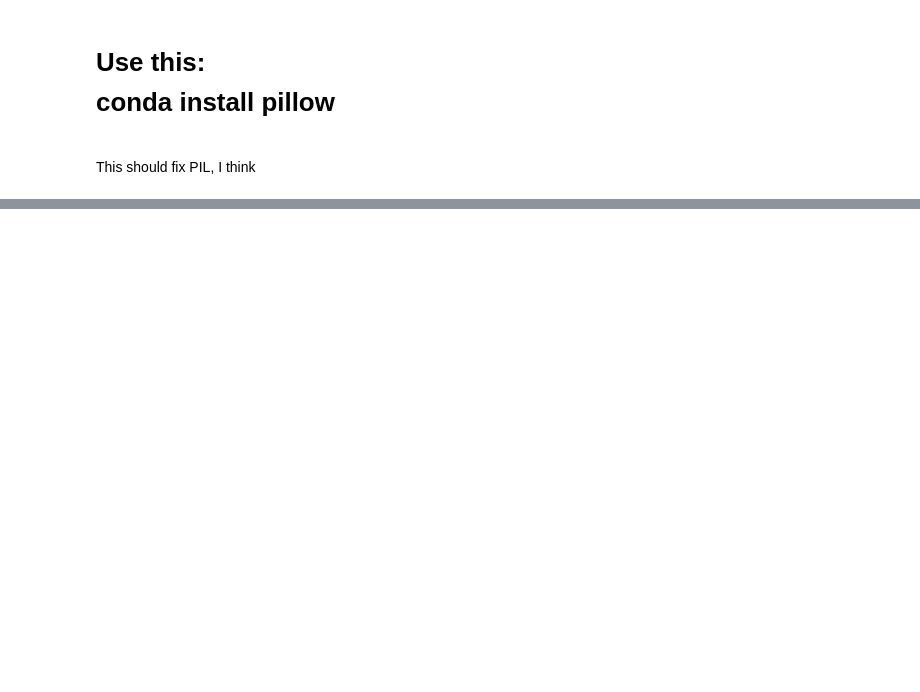
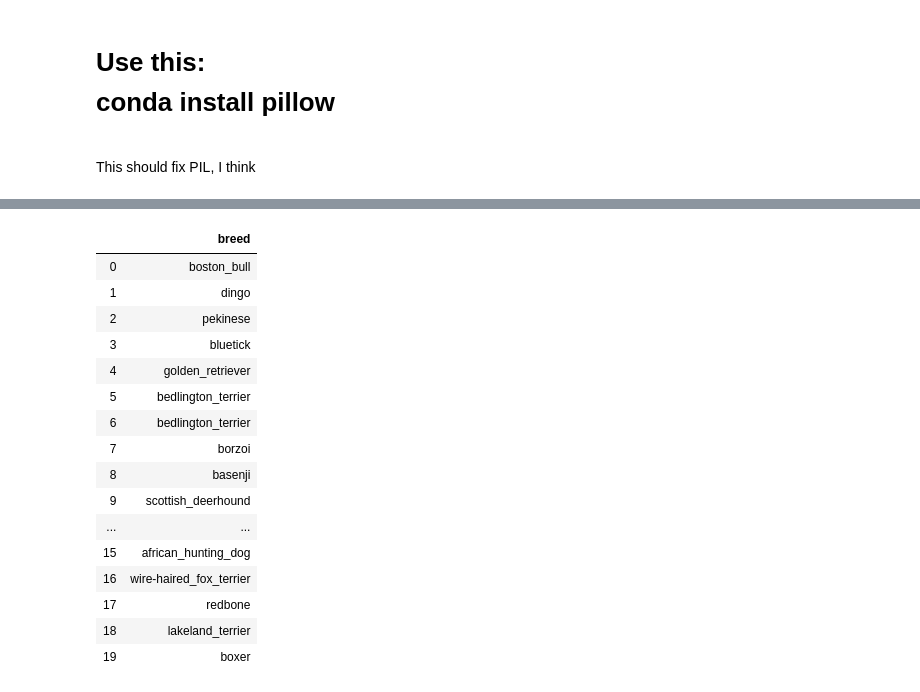
Before and after one commit to agarcia117/CS4662-Project, a Jupyter notebook: Test.ipynb, the cells around one changed output, grey strips where cells are left out. Cells and saved outputs as stored; diff of their text form; code cells hidden in the pictures; blank space fills up the shorter version.

```diff
--- a/Test.ipynb
+++ b/Test.ipynb
@@ -46,0 +101,20 @@ X
+# %%
+y.head(20)
+# %% [output]
+|  | breed |
+| 0 | boston_bull |
+| 1 | dingo |
+| 2 | pekinese |
+| 3 | bluetick |
+| 4 | golden_retriever |
+| 5 | bedlington_terrier |
+| 6 | bedlington_terrier |
+| 7 | borzoi |
+| 8 | basenji |
+| 9 | scottish_deerhound |
+| ... | ... |
+| 15 | african_hunting_dog |
+| 16 | wire-haired_fox_terrier |
+| 17 | redbone |
+| 18 | lakeland_terrier |
+| 19 | boxer |
```
Also changed, not shown: parts of 8 cells of this notebook.
